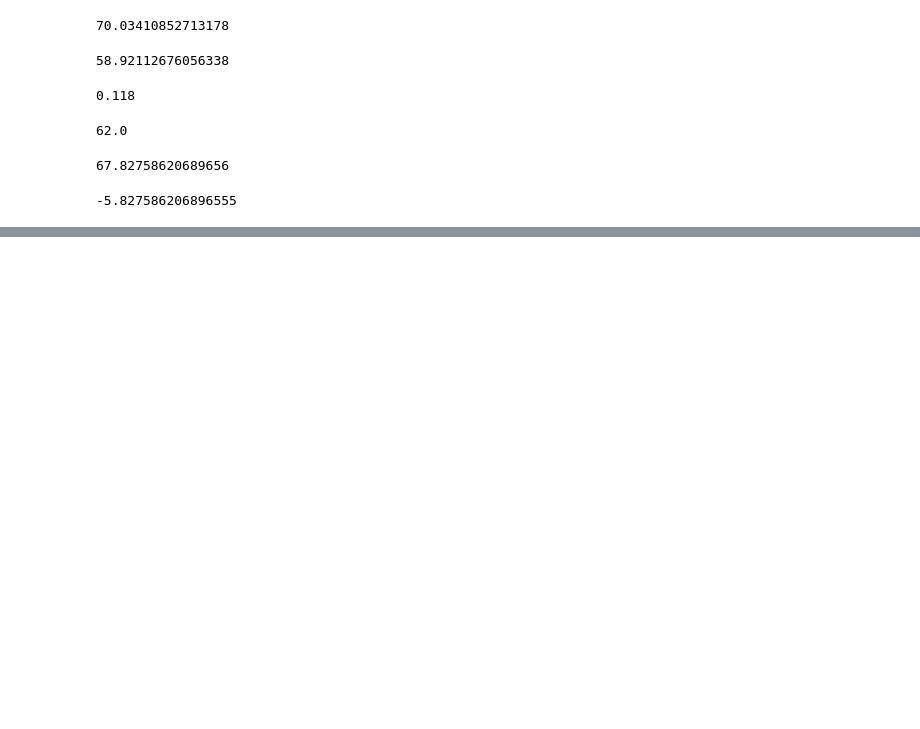
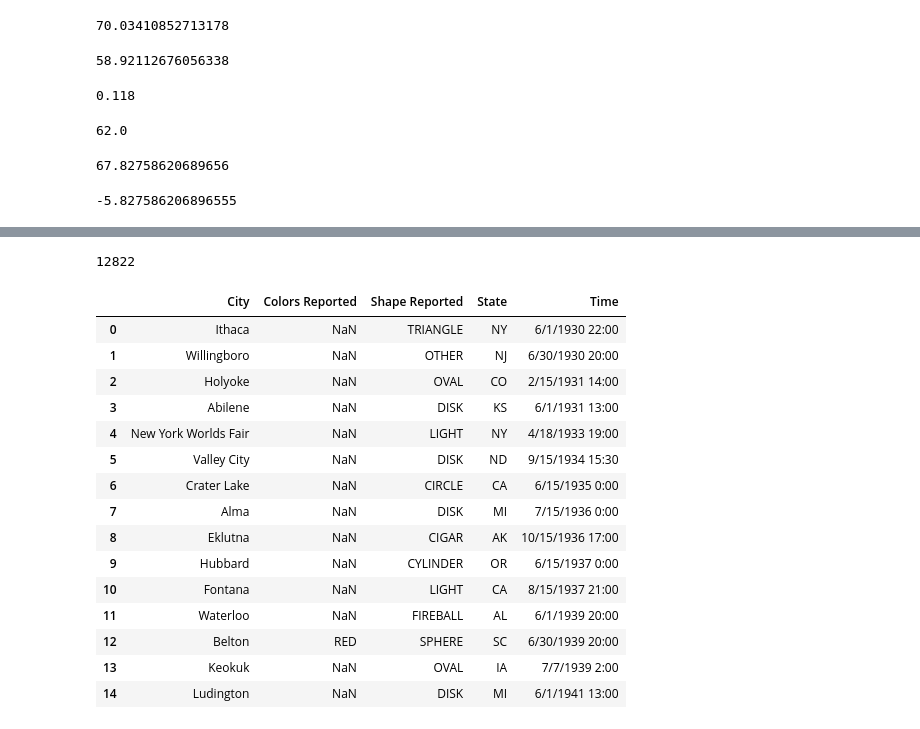
Before and after one commit to modernpacifist/engineering-of-machine-learning-urfu, a Jupyter notebook: python-pro-level/Notebooks/PandasPythonProWalkthrough.ipynb, the cells around one changed output, grey strips where cells are left out. Drawn from its saved outputs; the diff is of its cells as text; code cells hidden in the pictures; blank space fills up the shorter version.

```diff
--- a/python-pro-level/Notebooks/PandasPythonProWalkthrough.ipynb
+++ b/python-pro-level/Notebooks/PandasPythonProWalkthrough.ipynb
@@ -623,0 +1005,25 @@ meanA - avgC
+# %%
+melbdf_copy[(melbdf_copy['WeekdaySale'] == 'Saturday') | (melbdf_copy['WeekdaySale'] == 'Sunday')].shape[0]
+# %% [output]
+12822
+# %%
+ufo_df = pd.read_csv('https://raw.githubusercontent.com/justmarkham/pandas-videos/master/data/ufo.csv', sep=',')
+# %%
+ufo_df.head(15)
+# %% [output]
+|  | City | Colors Reported | Shape Reported | State | Time |
+| 0 | Ithaca | NaN | TRIANGLE | NY | 6/1/1930 22:00 |
+| 1 | Willingboro | NaN | OTHER | NJ | 6/30/1930 20:00 |
+| 2 | Holyoke | NaN | OVAL | CO | 2/15/1931 14:00 |
+| 3 | Abilene | NaN | DISK | KS | 6/1/1931 13:00 |
+| 4 | New York Worlds Fair | NaN | LIGHT | NY | 4/18/1933 19:00 |
+| 5 | Valley City | NaN | DISK | ND | 9/15/1934 15:30 |
+| 6 | Crater Lake | NaN | CIRCLE | CA | 6/15/1935 0:00 |
+| 7 | Alma | NaN | DISK | MI | 7/15/1936 0:00 |
+| 8 | Eklutna | NaN | CIGAR | AK | 10/15/1936 17:00 |
+| 9 | Hubbard | NaN | CYLINDER | OR | 6/15/1937 0:00 |
+| 10 | Fontana | NaN | LIGHT | CA | 8/15/1937 21:00 |
+| 11 | Waterloo | NaN | FIREBALL | AL | 6/1/1939 20:00 |
+| 12 | Belton | RED | SPHERE | SC | 6/30/1939 20:00 |
+| 13 | Keokuk | NaN | OVAL | IA | 7/7/1939 2:00 |
+| 14 | Ludington | NaN | DISK | MI | 6/1/1941 13:00 |
```
Also changed, not shown: parts of 41 cells of this notebook.
